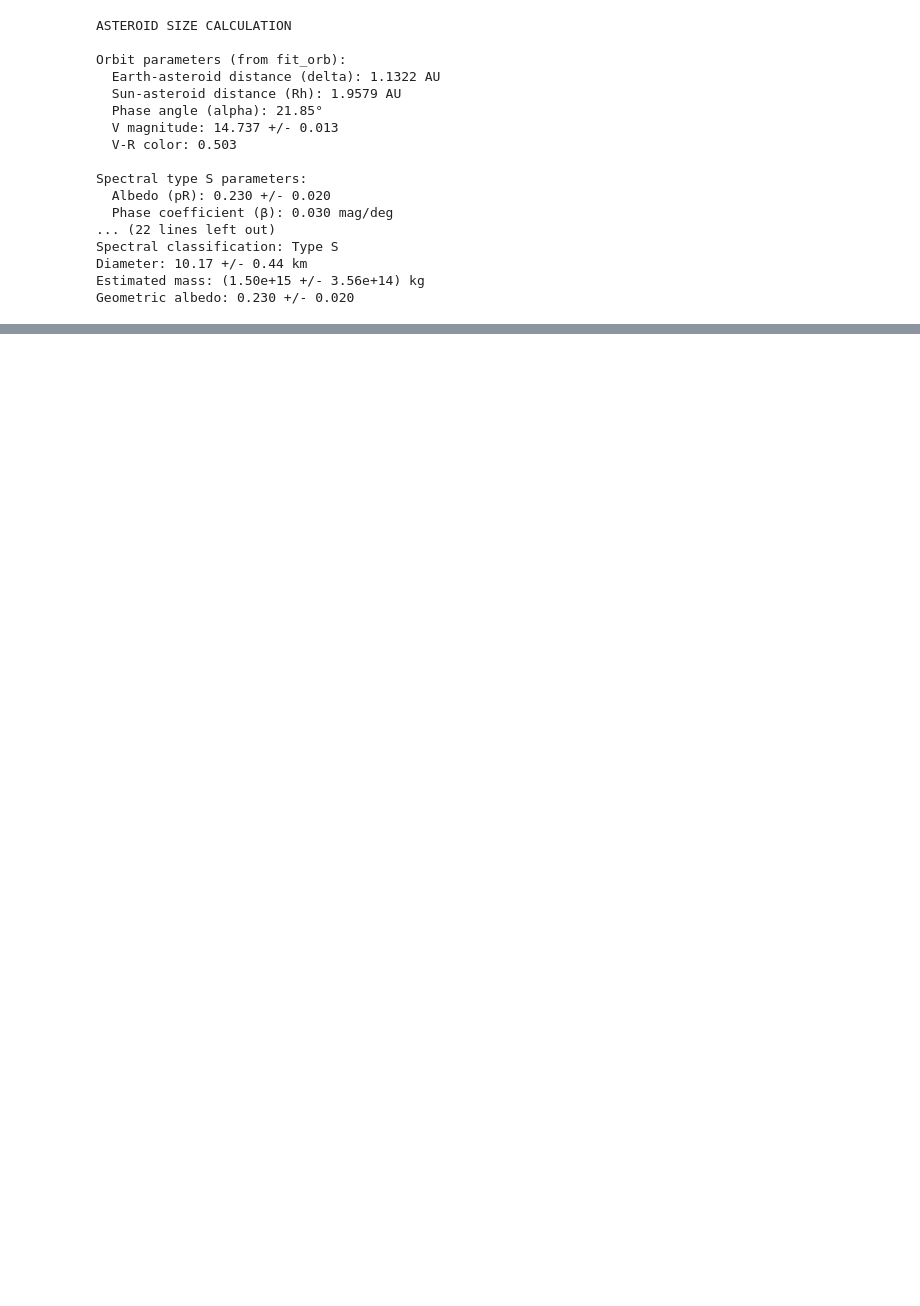
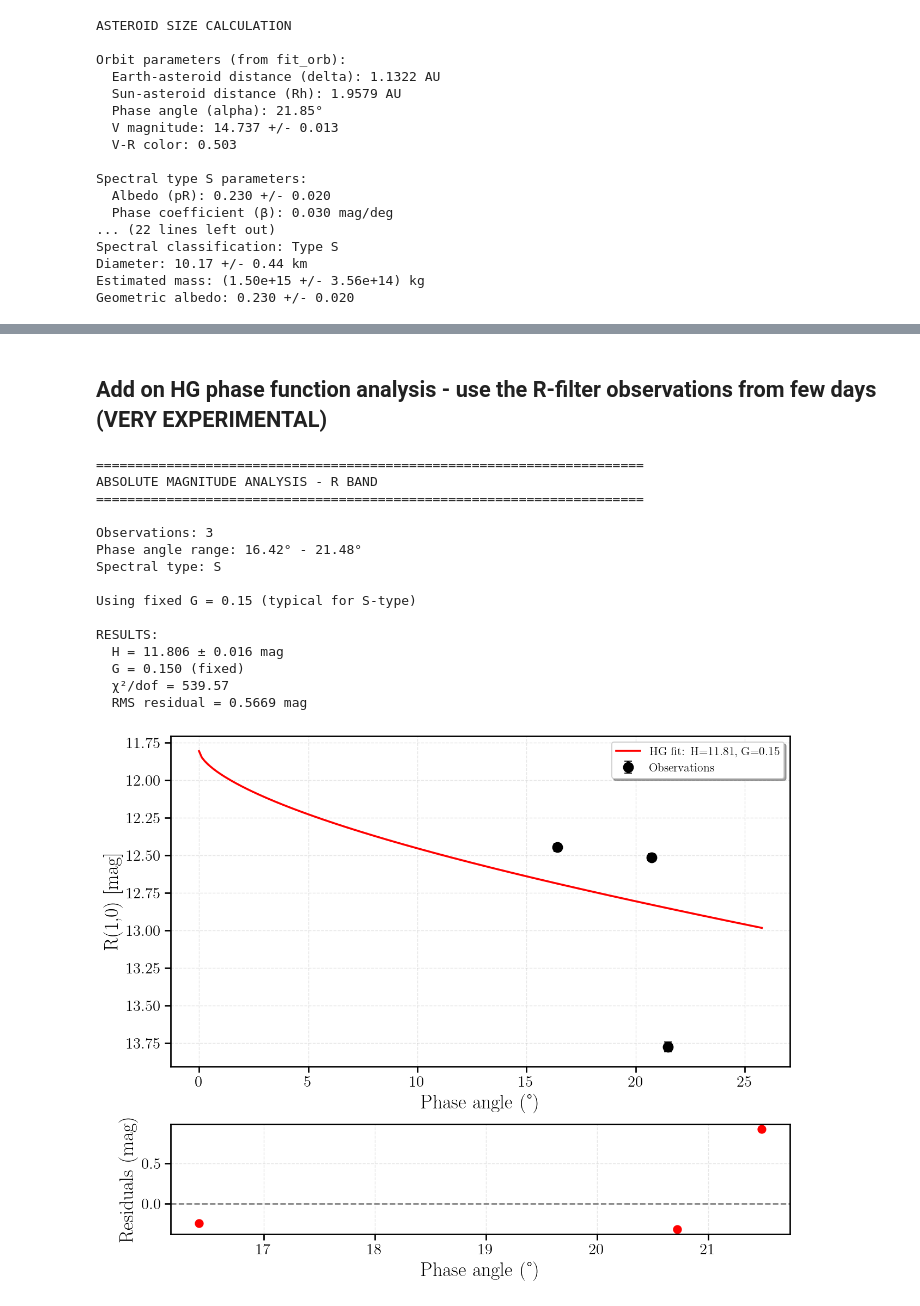
Before and after one commit to matyldarejus/TGP_Asteroids2_2025, a Jupyter notebook: Colours/photometry.ipynb, the cells around one changed output, grey strips where cells are left out. Cells and saved outputs as stored; diff of their text form; code cells hidden in the pictures; blank space fills up the shorter version.

Commit message:
Added on an HG phase function fit

```diff
--- a/Colours/photometry.ipynb
+++ b/Colours/photometry.ipynb
@@ -1782,9 +1782,12 @@ def apply_calibration(results, combined_extinction, combined_zeropoints, uncerta
             by_filter[filt]['cal_mags'].append(cal_mag)
             by_filter[filt]['cal_errs'].append(cal_err)
 
+            if filt == 'R':
+                print(f'Code: {code}, R: {cal_mag}, R_err: {cal_err}')
     # Calculate mean magnitudes per filter
     calibrated_mags = {}
     calibrated_mags_err = {}
+
 
     print(f"\n{object_name} Calibrated Magnitudes:")
     for filt in sorted(by_filter.keys()):
@@ -1802,7 +1805,6 @@ def apply_calibration(results, combined_extinction, combined_zeropoints, uncerta
         print(f"  {filt}: {mean_mag:.4f} +/- {mean_err:.4f} (from {len(cal_mags)} observations)")
 
     return calibrated_mags, calibrated_mags_err
-
 
 asteroid_calibrated_mags, asteroid_calibrated_mags_err = apply_calibration(asteroid_results,
     extinction,
@@ -2301,0 +2343,2 @@ for i in range(len(asteroid_codes_three)):
+# %% [markdown]
+## Add on HG phase function analysis - use the R-filter observations from few days (VERY EXPERIMENTAL)
@@ -2301,0 +2615,34 @@ for i in range(len(asteroid_codes_three)):
+# %%
+alpha_deg = np.array([16.4191, 20.7212, 21.4842])  # From all three nights
+R_mags = np.array([14.044370263254956, 14.218297764232997, 14.34118851909751])    # R from all three nights
+R_errs = np.array([0.02620831262006268, 0.02414196121863205, 0.032142978132943915])
+delta_AU = np.array([1.0595, 1.1185, 1.1392])
+r_AU = np.array([1.9693, 1.9604, 1.1392])
+
+# Fit in R-band
+results_R = analyze_absolute_magnitude(
+    alpha_deg, R_mags, R_errs, delta_AU, r_AU,
+    spectral_type='S',
+    band='R',
+    plot=True
+)
+
+# Then convert to V-band
+H_V = results_R['H'] - vr
+# %% [output]
+======================================================================
+ABSOLUTE MAGNITUDE ANALYSIS - R BAND
+======================================================================
+
+Observations: 3
+Phase angle range: 16.42° - 21.48°
+Spectral type: S
+
+Using fixed G = 0.15 (typical for S-type)
+
+RESULTS:
+  H = 11.806 ± 0.016 mag
+  G = 0.150 (fixed)
+  χ²/dof = 539.57
+  RMS residual = 0.5669 mag
+[figure, added]
```
Also changed, not shown: parts of 9 cells of this notebook.
